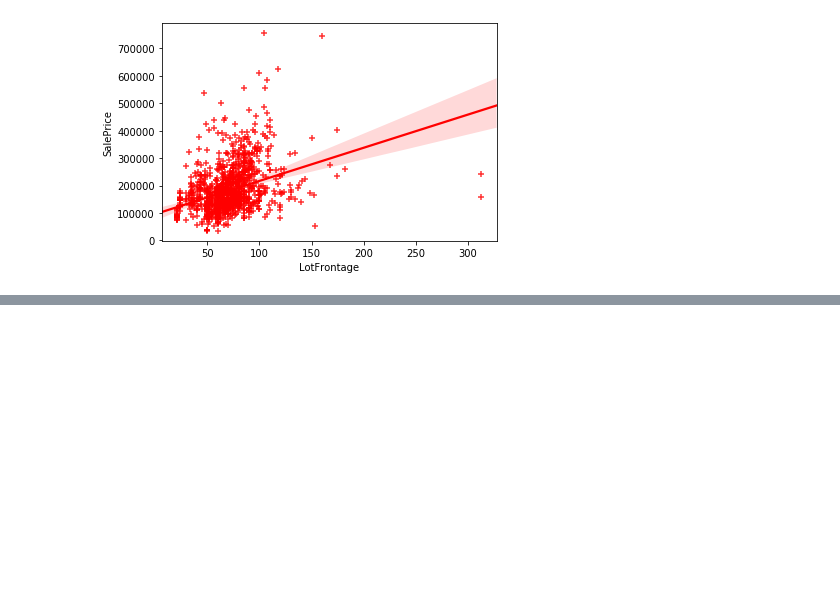
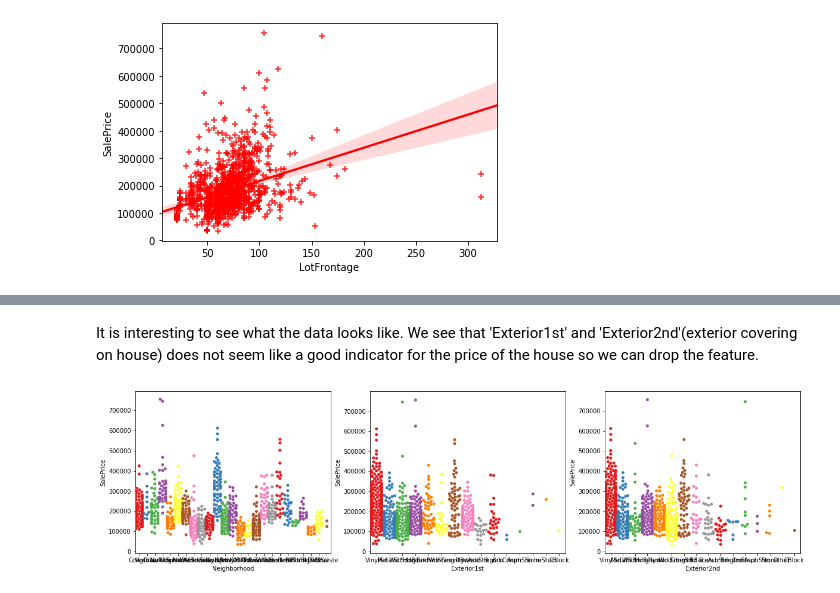
Before and after one commit to iulsko/for_Kaggle, a Jupyter notebook: Housing_vis.ipynb, the cells around one changed output, grey strips where cells are left out. Saved outputs shown, nothing was run; the diff lists cells and outputs as text; code cells hidden in the pictures; blank space fills up the shorter version.

```diff
--- a/Housing_vis.ipynb
+++ b/Housing_vis.ipynb
@@ -94,12 +105,3 @@ data.LotFrontage.where(data.LotFrontage.isnull(), "Value", inplace=True)
 data.MasVnrArea.where(data.MasVnrArea.isnull(), "Value", inplace=True)
 data.GarageYrBlt.where(data.GarageYrBlt.isnull(), "Value", inplace=True)
 data[num_with_nans] = data[num_with_nans].fillna("MISS")
-# %%
-miss = 0
-val = 0
-
-for i in num_with_nans:
-    miss += data[i].value_counts().MISS
-    val += data[i].value_counts().Value
-
-print(round(miss*100/val,1), 'percent of data is missing from the three numerical columns with NaNs')
@@ -221,7 +189 @@ data['GarageFinish'].fillna("No", inplace = True)
 We also have some features for Basement, which have missing values. Here it also means that the property has no basement, so we replace NaNs with "No"s.
-# %%
-data['BsmtCond'].fillna("No", inplace = True)
-data['BsmtQual'].fillna("No", inplace = True)
-data['BsmtExposure'].fillna("No", inplace = True)
-data['BsmtFinType1'].fillna("No", inplace = True)
-data['BsmtFinType2'].fillna("No", inplace = True)
@@ -335,0 +230,13 @@ Text(0.5, 1.0, 'Feature Importance')
+# %% [markdown]
+It is interesting to see what the data looks like. We see that 'Exterior1st' and 'Exterior2nd'(exterior covering on house) does not seem like a good indicator for the price of the house so we can drop the feature.
+# %%
+f, ax = plt.subplots(1, 3, figsize=(20, 5))
+
+high_cardinality_cols = [cname for cname in data.columns if data[cname].nunique() >= 10 and
+                        data[cname].dtype == "object"]
+
+# it doesn't make much sense to decipher the x-axis so we won't bother
+for i in range(len(high_cardinality_cols)):
+    sns.swarmplot(x=high_cardinality_cols[i],y='SalePrice', data = data, palette='Set1', ax = ax[i])
+# %% [output]
+[figure, added]
```
Also changed, not shown: parts of 60 cells of this notebook, 1 other file.
